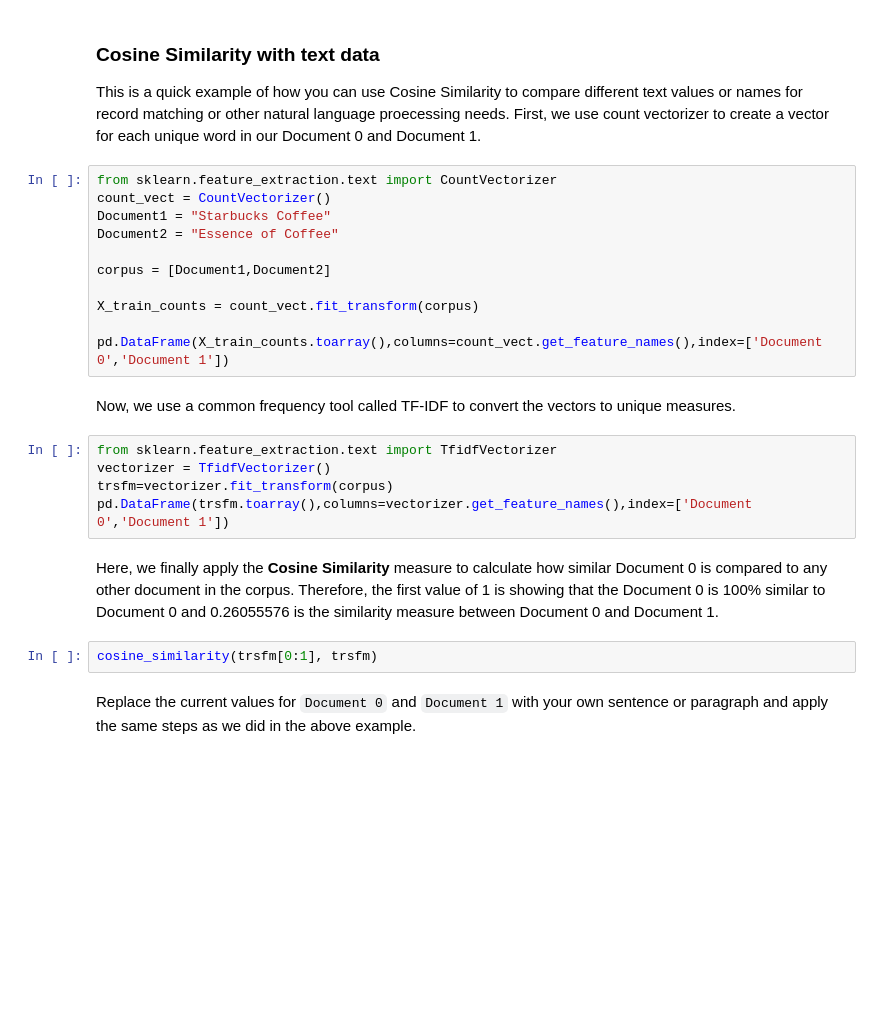
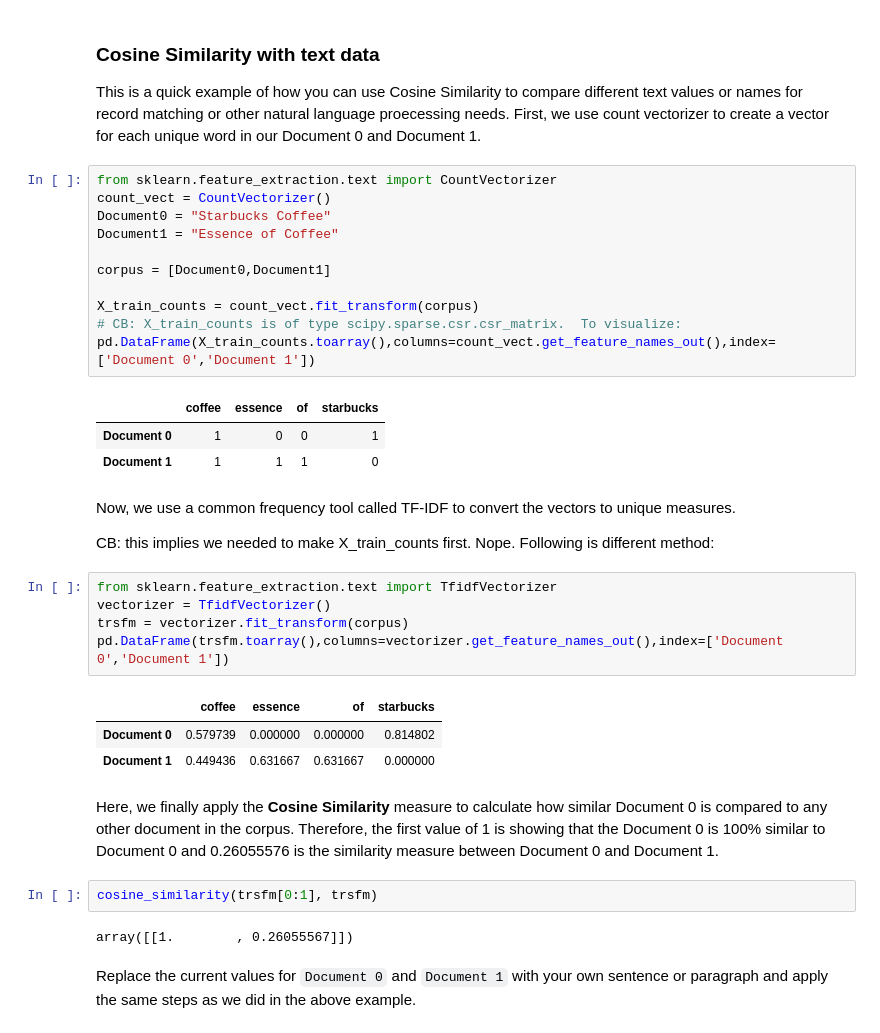
Before and after one commit to cabruck/DataScienceCosineSimilarity, a Jupyter notebook: Cosine_Similarity_Case_Study.ipynb, the cells around one changed output. Drawn from its saved outputs; the diff is of its cells as text; blank space fills up the shorter version.

```diff
--- a/Cosine_Similarity_Case_Study.ipynb
+++ b/Cosine_Similarity_Case_Study.ipynb
@@ -69,25 +102,37 @@ First, we use count vectorizer to create a vector for each unique word in our Do
 # %%
 from sklearn.feature_extraction.text import CountVectorizer
 count_vect = CountVectorizer()
-Document1 = "Starbucks Coffee"
-Document2 = "Essence of Coffee"
+Document0 = "Starbucks Coffee"
+Document1 = "Essence of Coffee"
 
-corpus = [Document1,Document2]
+corpus = [Document0,Document1]
 
 X_train_counts = count_vect.fit_transform(corpus)
-
-pd.DataFrame(X_train_counts.toarray(),columns=count_vect.get_feature_names(),index=['Document 0','Document 1'])
+# CB: X_train_counts is of type scipy.sparse.csr.csr_matrix.  To visualize:
+pd.DataFrame(X_train_counts.toarray(),columns=count_vect.get_feature_names_out(),index=['Document 0','Document 1'])
+# %% [output]
+|  | coffee | essence | of | starbucks |
+| Document 0 | 1 | 0 | 0 | 1 |
+| Document 1 | 1 | 1 | 1 | 0 |
 # %% [markdown]
 Now, we use a common frequency tool called TF-IDF to convert the vectors to unique measures.
+
+CB: this implies we needed to make X_train_counts first.  Nope.  Following is different method:
 # %%
 from sklearn.feature_extraction.text import TfidfVectorizer
 vectorizer = TfidfVectorizer()
-trsfm=vectorizer.fit_transform(corpus)
-pd.DataFrame(trsfm.toarray(),columns=vectorizer.get_feature_names(),index=['Document 0','Document 1'])
+trsfm = vectorizer.fit_transform(corpus)
+pd.DataFrame(trsfm.toarray(),columns=vectorizer.get_feature_names_out(),index=['Document 0','Document 1'])
+# %% [output]
+|  | coffee | essence | of | starbucks |
+| Document 0 | 0.579739 | 0.000000 | 0.000000 | 0.814802 |
+| Document 1 | 0.449436 | 0.631667 | 0.631667 | 0.000000 |
 # %% [markdown]
 Here, we finally apply the __Cosine Similarity__ measure to calculate how similar Document 0 is compared to any other document in the corpus. Therefore, the first value of 1 is showing that the Document 0 is 100% similar to Document 0 and 0.26055576 is the similarity measure between Document 0 and Document 1.
 # %%
 cosine_similarity(trsfm[0:1], trsfm)
+# %% [output]
+array([[1.        , 0.26055567]])
 # %% [markdown]
 Replace the current values for `Document 0` and `Document 1` with your own sentence or paragraph and apply the same steps as we did in the above example.
 # %% [markdown]
```
Also changed, not shown: parts of 13 cells of this notebook.
